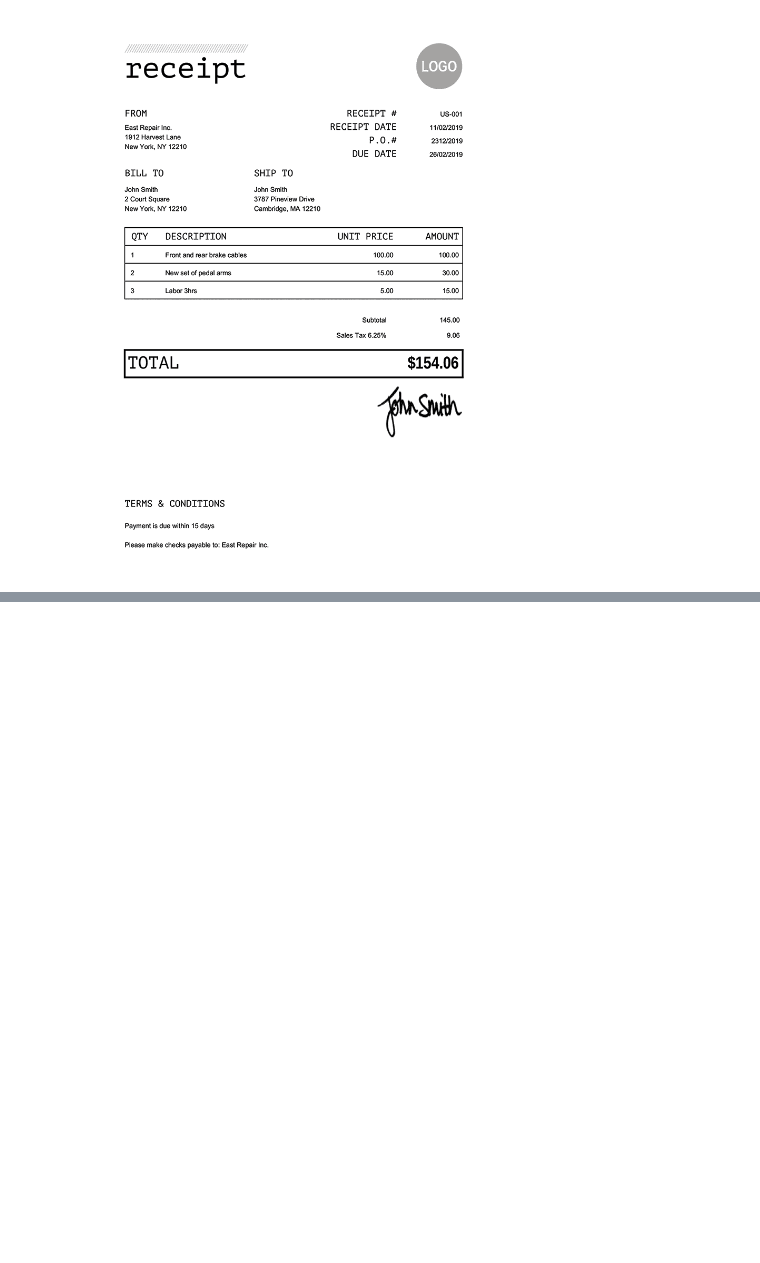
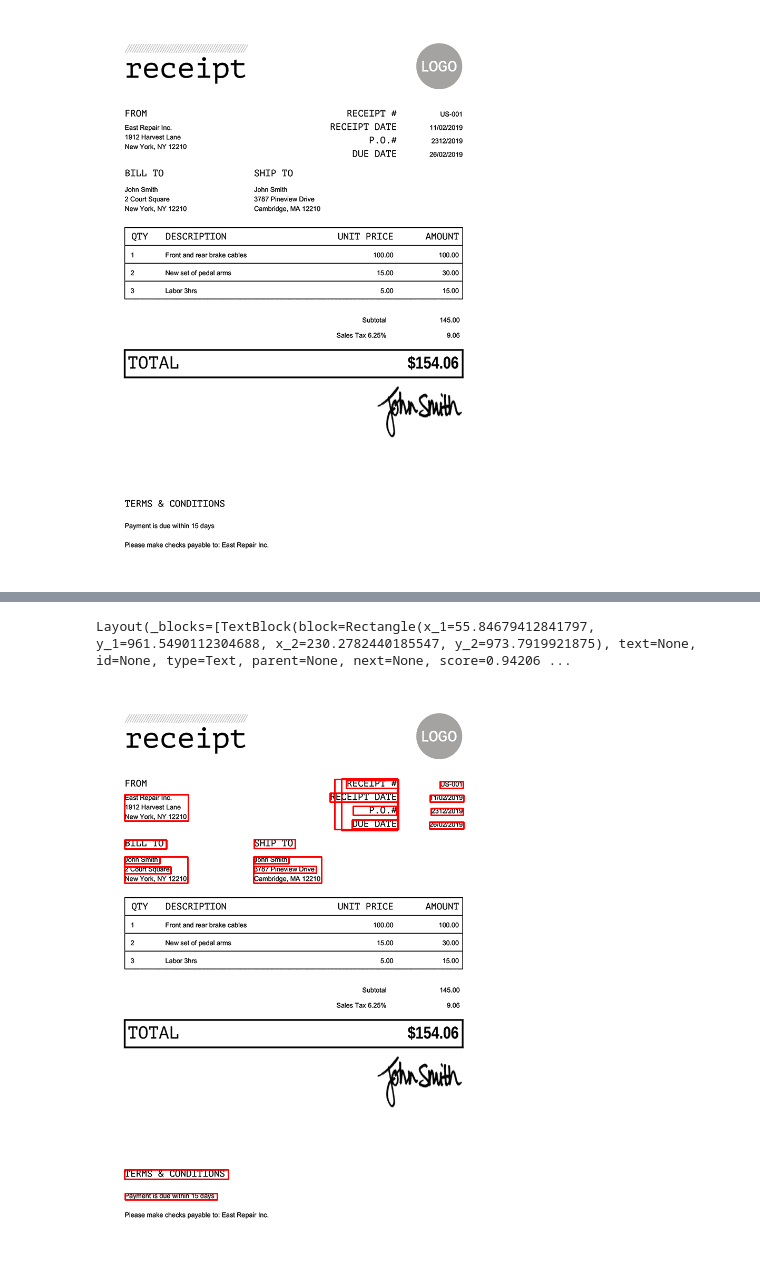
Before and after one commit to tensorlakeai/inkwell, a Jupyter notebook: notebooks/demo_layout_detection.ipynb, the cells around one changed output, grey strips where cells are left out. Drawn from its saved outputs; the diff is of its cells as text; code cells hidden in the pictures; blank space fills up the shorter version.

```diff
--- a/notebooks/demo_layout_detection.ipynb
+++ b/notebooks/demo_layout_detection.ipynb
@@ -41,0 +38,5 @@ draw_box(image, texts, box_width=3)
+# %%
+demo_layout_detection(LayoutDetectorType.LAYOUTLMV3, image)
+# %% [output]
+Layout(_blocks=[TextBlock(block=Rectangle(x_1=55.84679412841797, y_1=961.5490112304688, x_2=230.2782440185547, y_2=973.7919921875), text=None, id=None, type=Text, parent=None, next=None, score=0.94206 ...
+[figure, added]
```
Also changed, not shown: parts of 9 cells of this notebook, 23 other files.
